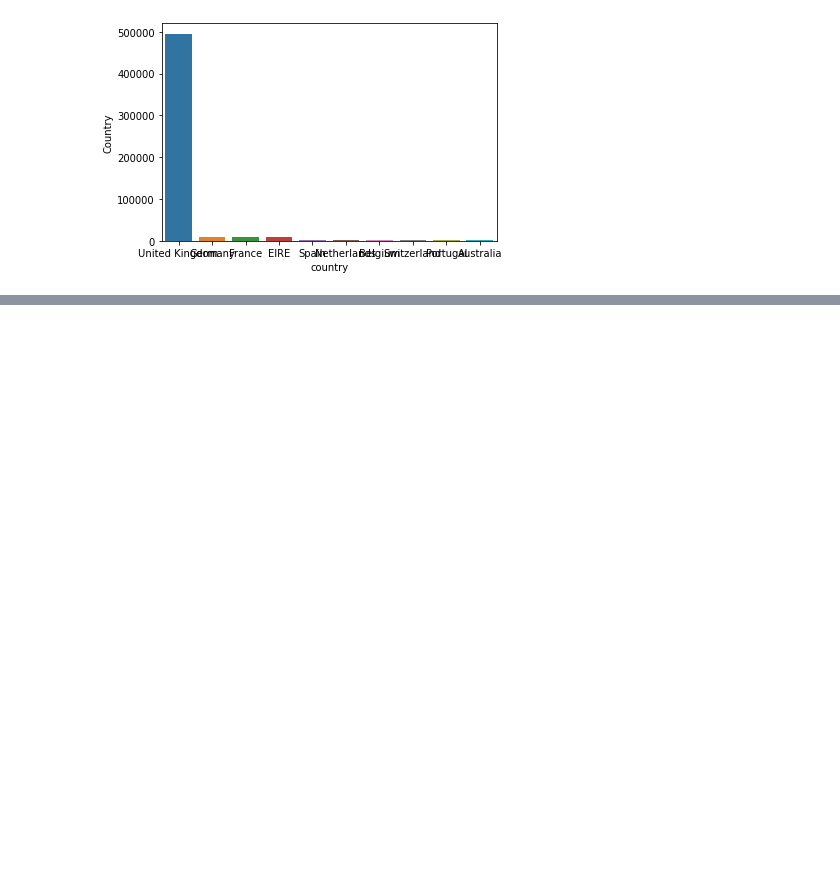
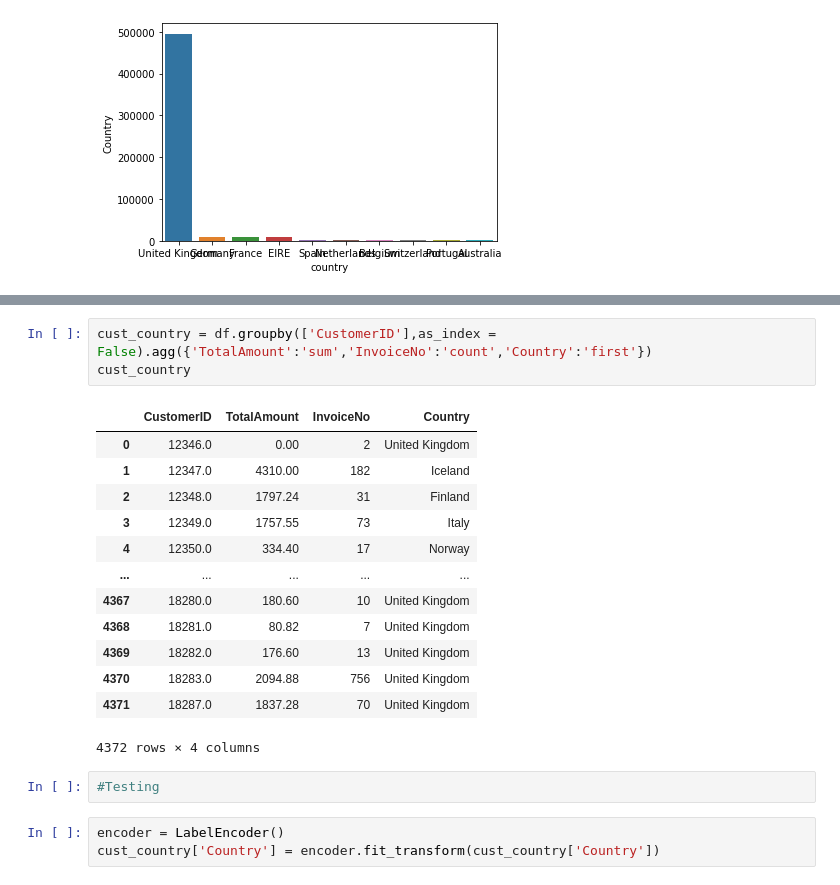
Before and after one commit to AkshayRai20/Projects1, a Jupyter notebook: Akshay_Online_Retail_Customer_Segmentation_Capstone_Project.ipynb, the cells around one changed output, grey strips where cells are left out. Saved outputs shown, nothing was run; the diff lists cells and outputs as text; blank space fills up the shorter version.

```diff
--- a/Akshay_Online_Retail_Customer_Segmentation_Capstone_Project.ipynb
+++ b/Akshay_Online_Retail_Customer_Segmentation_Capstone_Project.ipynb
@@ -168,0 +225,22 @@ ax = sns.barplot(x="country", y="Country", data=top10_countries_new)
+# %%
+cust_country = df.groupby(['CustomerID'],as_index = False).agg({'TotalAmount':'sum','InvoiceNo':'count','Country':'first'})
+cust_country
+# %% [output]
+|  | CustomerID | TotalAmount | InvoiceNo | Country |
+| 0 | 12346.0 | 0.00 | 2 | United Kingdom |
+| 1 | 12347.0 | 4310.00 | 182 | Iceland |
+| 2 | 12348.0 | 1797.24 | 31 | Finland |
+| 3 | 12349.0 | 1757.55 | 73 | Italy |
+| 4 | 12350.0 | 334.40 | 17 | Norway |
+| ... | ... | ... | ... | ... |
+| 4367 | 18280.0 | 180.60 | 10 | United Kingdom |
+| 4368 | 18281.0 | 80.82 | 7 | United Kingdom |
+| 4369 | 18282.0 | 176.60 | 13 | United Kingdom |
+| 4370 | 18283.0 | 2094.88 | 756 | United Kingdom |
+| 4371 | 18287.0 | 1837.28 | 70 | United Kingdom |
+4372 rows × 4 columns
+# %%
+#Testing
+# %%
+encoder = LabelEncoder()
+cust_country['Country'] = encoder.fit_transform(cust_country['Country'])
```
Also changed, not shown: parts of 16 cells of this notebook.
